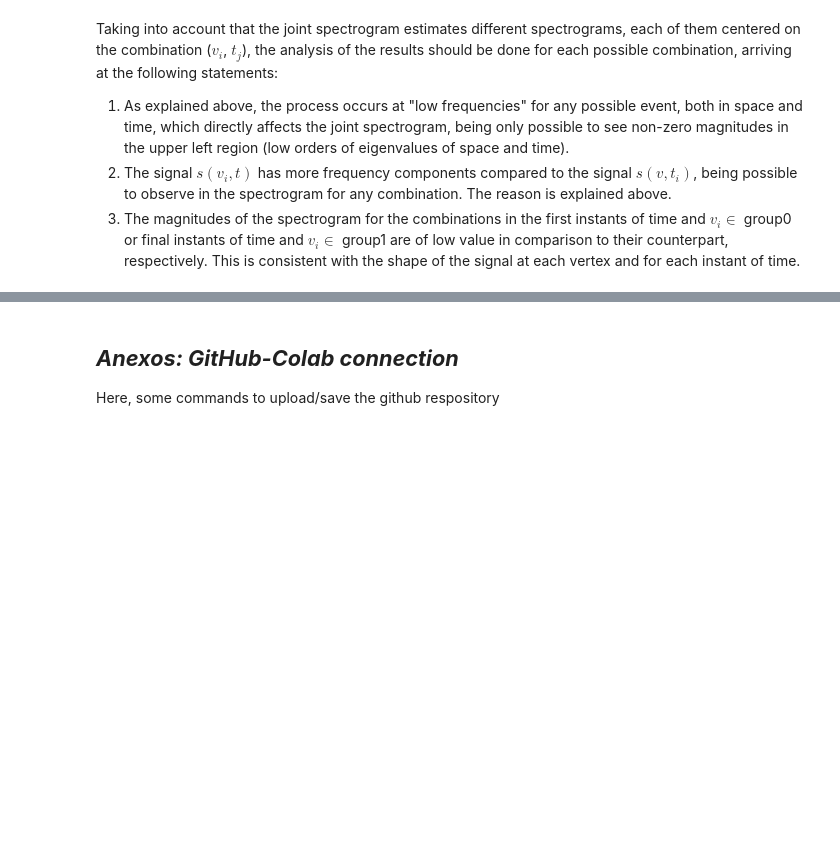
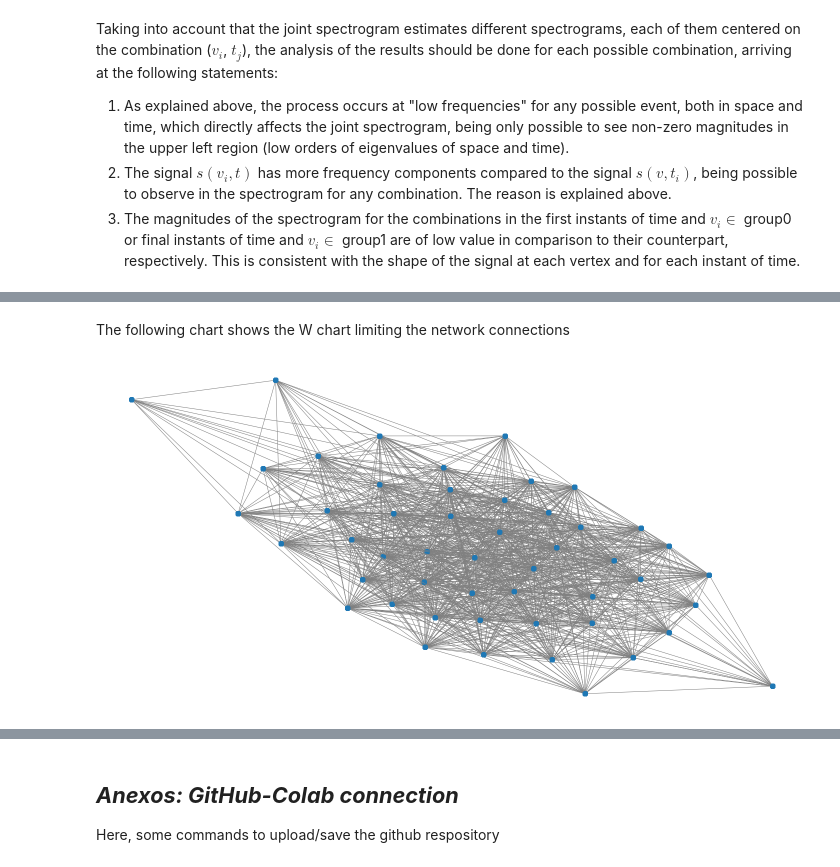
Before and after one commit to TEAM-IMT/air-polution-sensor, a Jupyter notebook: GFT_sensors.ipynb, the cells around one changed output, grey strips where cells are left out. Drawn from its saved outputs; the diff is of its cells as text; code cells hidden in the pictures; blank space fills up the shorter version.

```diff
--- a/GFT_sensors.ipynb
+++ b/GFT_sensors.ipynb
@@ -227,0 +300,11 @@ Taking into account that the joint spectrogram estimates different spectrograms,
+# %%
+column=W.columns.to_list()
+W[column] = W[column].where(~(W[column]>10),other=0)
+# %% [markdown]
+The following chart shows the W chart limiting the network connections
+# %%
+G = graphs.Graph(W)
+G.set_coordinates()
+plot_graph(G)
+# %% [output]
+[figure, added]
```
Also changed, not shown: parts of 32 cells of this notebook, 1 other file.
